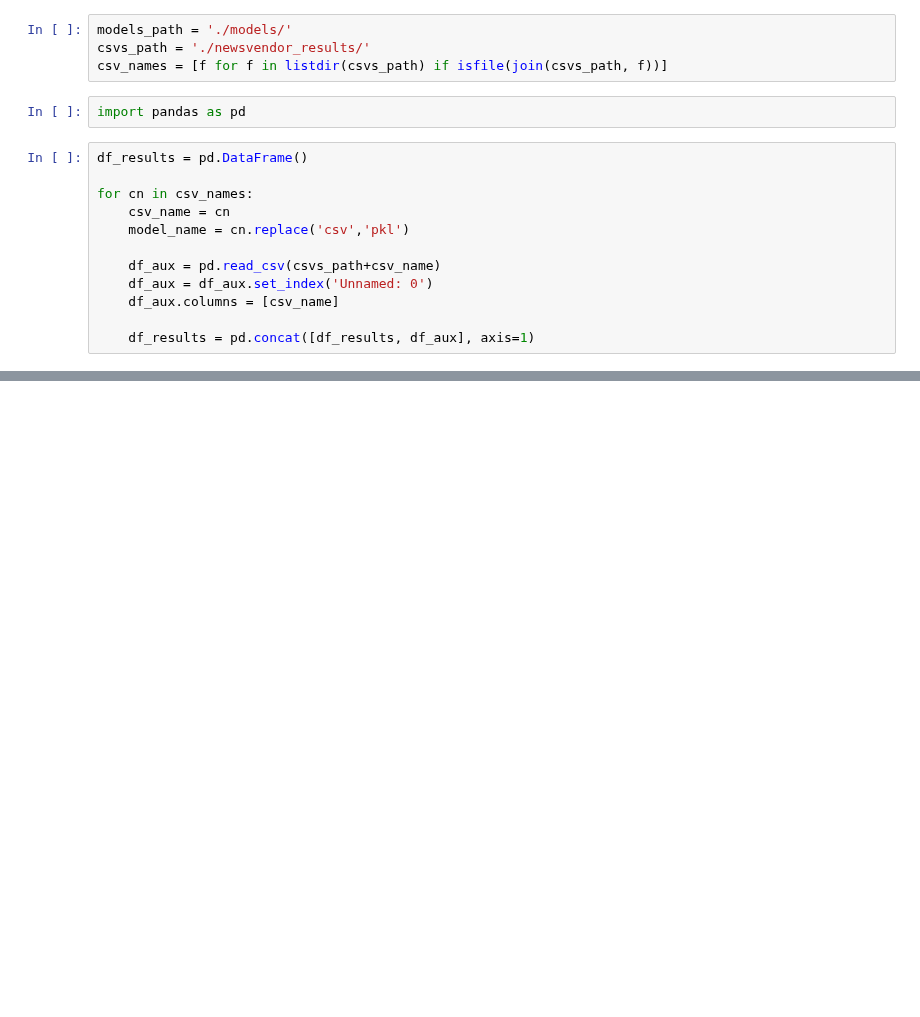
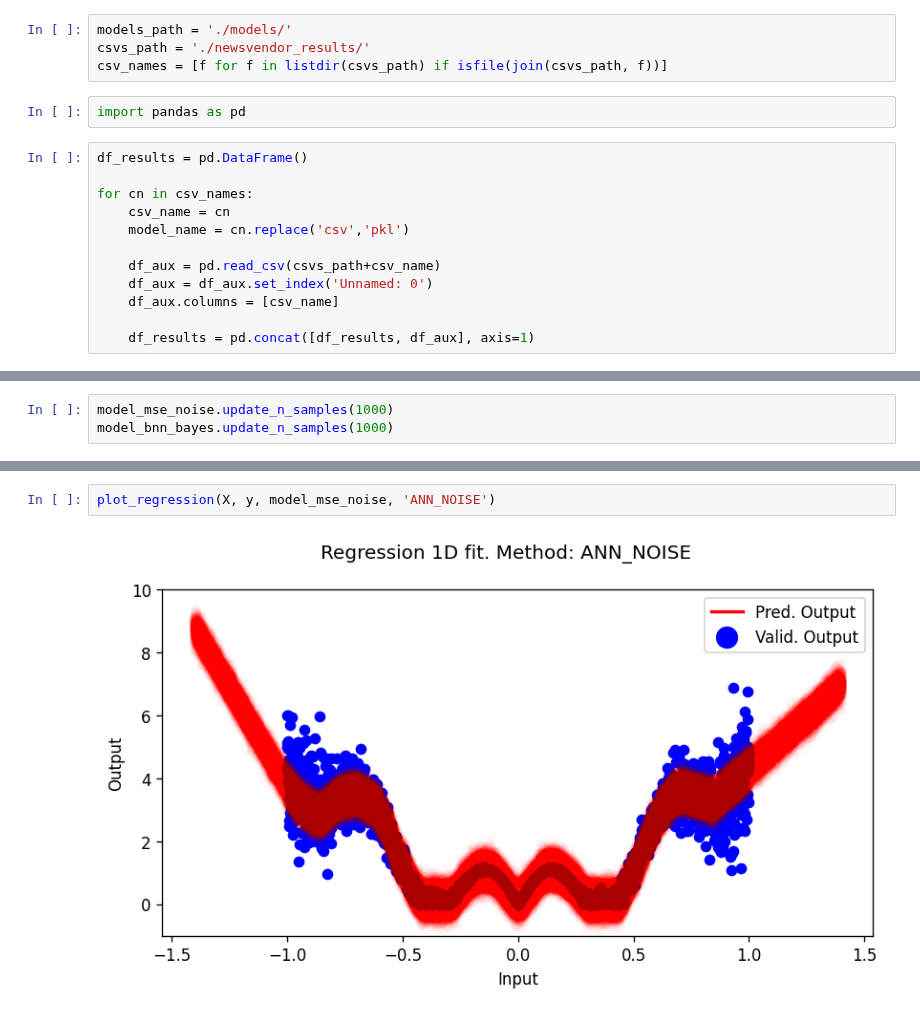
Before and after one commit to AlanLahoud/BNNSOP, a Jupyter notebook: illustrative_example.ipynb, the cells around one changed output, grey strips where cells are left out. Cells and saved outputs as stored; diff of their text form; blank space fills up the shorter version.

```diff
--- a/illustrative_example.ipynb
+++ b/illustrative_example.ipynb
@@ -578,0 +102,3 @@ torch.Size([1000, 1000])
+# %%
+model_mse_noise.update_n_samples(1000)
+model_bnn_bayes.update_n_samples(1000)
@@ -578,0 +148,4 @@ torch.Size([1000, 1000])
+# %%
+plot_regression(X, y, model_mse_noise, 'ANN_NOISE')
+# %% [output]
+[figure, added]
```
Also changed, not shown: parts of 72 cells of this notebook, 1 other file.
